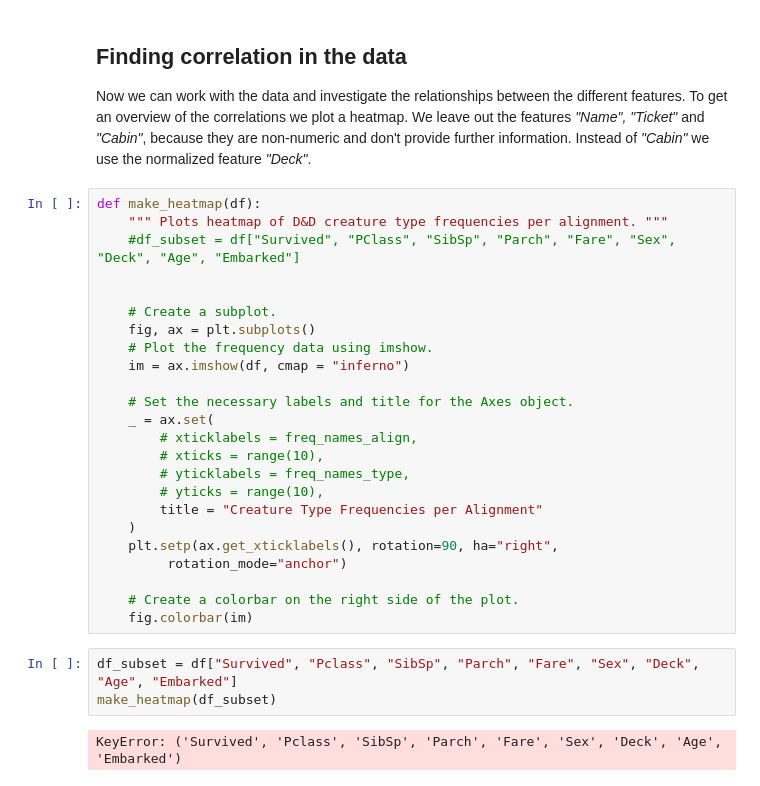
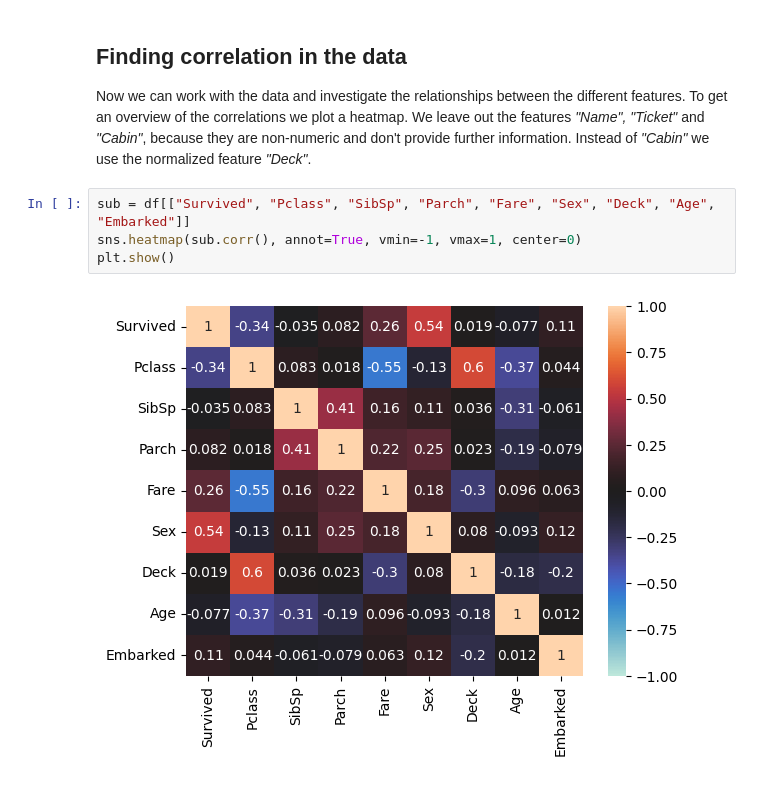
Before and after one commit to mschl7/SciPy_Titanic, a Jupyter notebook: Titanic.ipynb, the cells around one changed output. Cells and saved outputs as stored; diff of their text form.

```diff
--- a/Titanic.ipynb
+++ b/Titanic.ipynb
@@ -115,32 +128,9 @@ df.head()
 ## Finding correlation in the data
 
 Now we can work with the data and investigate the relationships between the different features. To get an overview of the correlations we plot a heatmap. We leave out the features *"Name", "Ticket"* and *"Cabin"*, because they are non-numeric and don't provide further information. Instead of *"Cabin"* we use the normalized feature *"Deck"*.
-# %%
-def make_heatmap(df):
-    """ Plots heatmap of D&D creature type frequencies per alignment. """
-    #df_subset = df["Survived", "PClass", "SibSp", "Parch", "Fare", "Sex", "Deck", "Age", "Embarked"]
-
-
-    # Create a subplot.
-    fig, ax = plt.subplots()
-    # Plot the frequency data using imshow.
-    im = ax.imshow(df, cmap = "inferno")
-
-    # Set the necessary labels and title for the Axes object.
-    _ = ax.set(
-        # xticklabels = freq_names_align,
-        # xticks = range(10),
-        # yticklabels = freq_names_type,
-        # yticks = range(10),
-        title = "Creature Type Frequencies per Alignment"
-    )
-    plt.setp(ax.get_xticklabels(), rotation=90, ha="right",
-         rotation_mode="anchor")
-
-    # Create a colorbar on the right side of the plot.
-    fig.colorbar(im)
 # %%
-df_subset = df["Survived", "Pclass", "SibSp", "Parch", "Fare", "Sex", "Deck", "Age", "Embarked"]
-make_heatmap(df_subset)
+sub = df[["Survived", "Pclass", "SibSp", "Parch", "Fare", "Sex", "Deck", "Age", "Embarked"]]
+sns.heatmap(sub.corr(), annot=True, vmin=-1, vmax=1, center=0)
+plt.show()
 # %% [output]
-KeyError: ('Survived', 'Pclass', 'SibSp', 'Parch', 'Fare', 'Sex', 'Deck', 'Age', 'Embarked')
+[figure, added]
```
Also changed, not shown: parts of 50 cells of this notebook.
